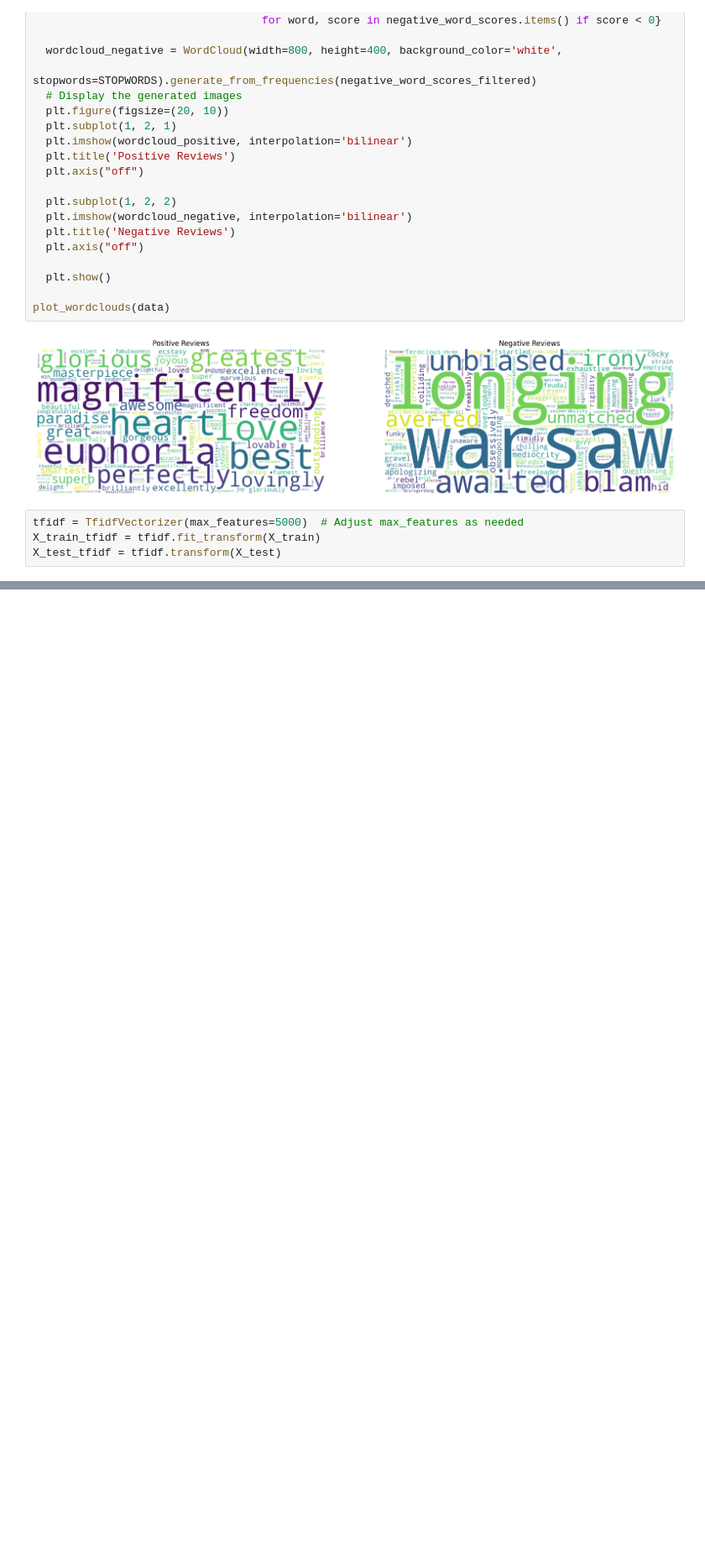
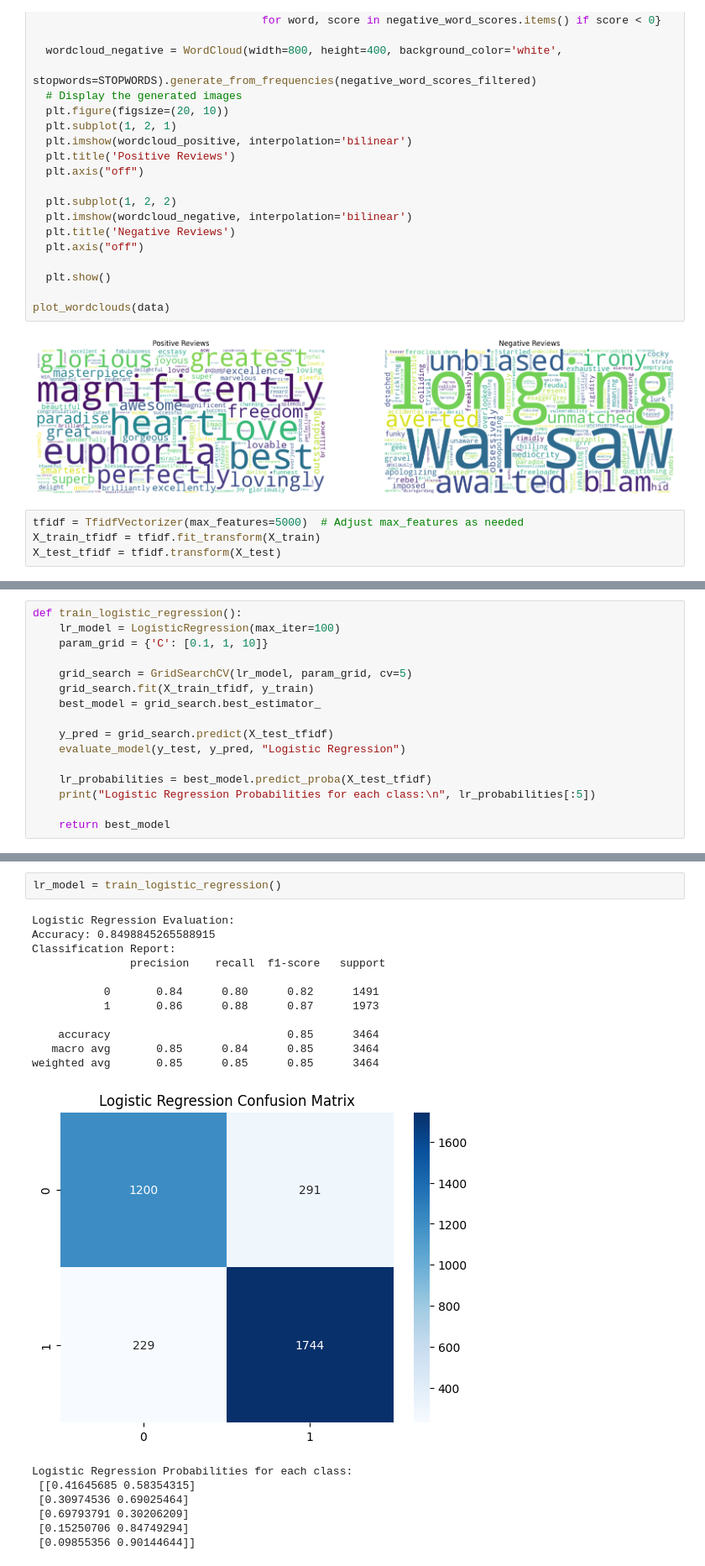
Before and after one commit to Djamesdean/SAS, a Jupyter notebook: src/Notebook.ipynb, the cells around one changed output, grey strips where cells are left out. Shown at 84% size. Saved outputs shown, nothing was run; the diff lists cells and outputs as text; blank space fills up the shorter version.

```diff
--- a/src/Notebook.ipynb
+++ b/src/Notebook.ipynb
@@ -108,0 +145,16 @@ X_test_tfidf = tfidf.transform(X_test)
+# %%
+def train_logistic_regression():
+    lr_model = LogisticRegression(max_iter=100)
+    param_grid = {'C': [0.1, 1, 10]}
+
+    grid_search = GridSearchCV(lr_model, param_grid, cv=5)
+    grid_search.fit(X_train_tfidf, y_train)
+    best_model = grid_search.best_estimator_
+
+    y_pred = grid_search.predict(X_test_tfidf)
+    evaluate_model(y_test, y_pred, "Logistic Regression")
+
+    lr_probabilities = best_model.predict_proba(X_test_tfidf)
+    print("Logistic Regression Probabilities for each class:\n", lr_probabilities[:5])
+
+    return best_model
@@ -108,0 +182,21 @@ X_test_tfidf = tfidf.transform(X_test)
+# %%
+lr_model = train_logistic_regression()
+# %% [output]
+Logistic Regression Evaluation:
+Accuracy: 0.8498845265588915
+Classification Report:
+               precision    recall  f1-score   support
+
+           0       0.84      0.80      0.82      1491
+           1       0.86      0.88      0.87      1973
+
+    accuracy                           0.85      3464
+   macro avg       0.85      0.84      0.85      3464
+weighted avg       0.85      0.85      0.85      3464
+[figure, added]
+Logistic Regression Probabilities for each class:
+ [[0.41645685 0.58354315]
+ [0.30974536 0.69025464]
+ [0.69793791 0.30206209]
+ [0.15250706 0.84749294]
+ [0.09855356 0.90144644]]
```
Also changed, not shown: parts of 4 cells of this notebook.
